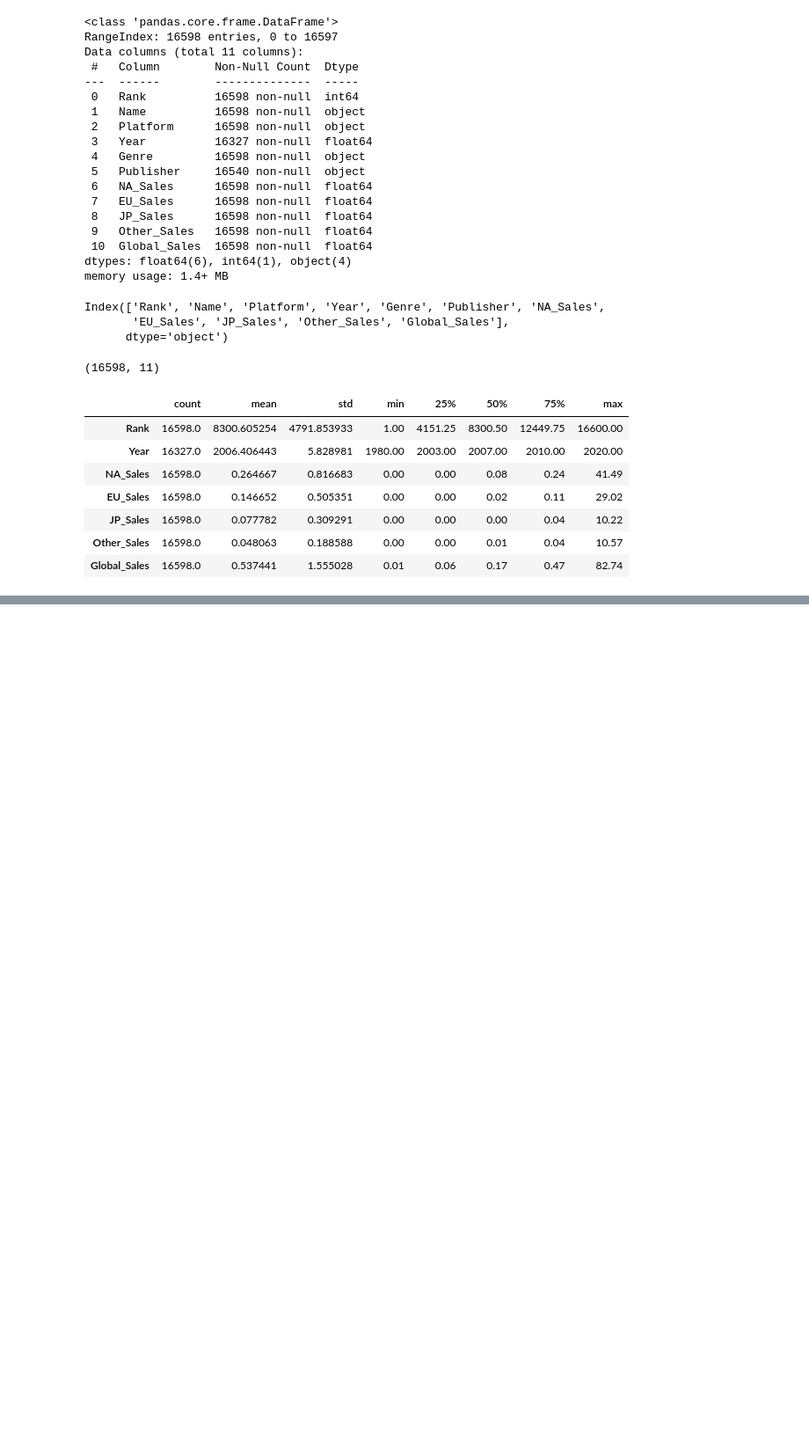
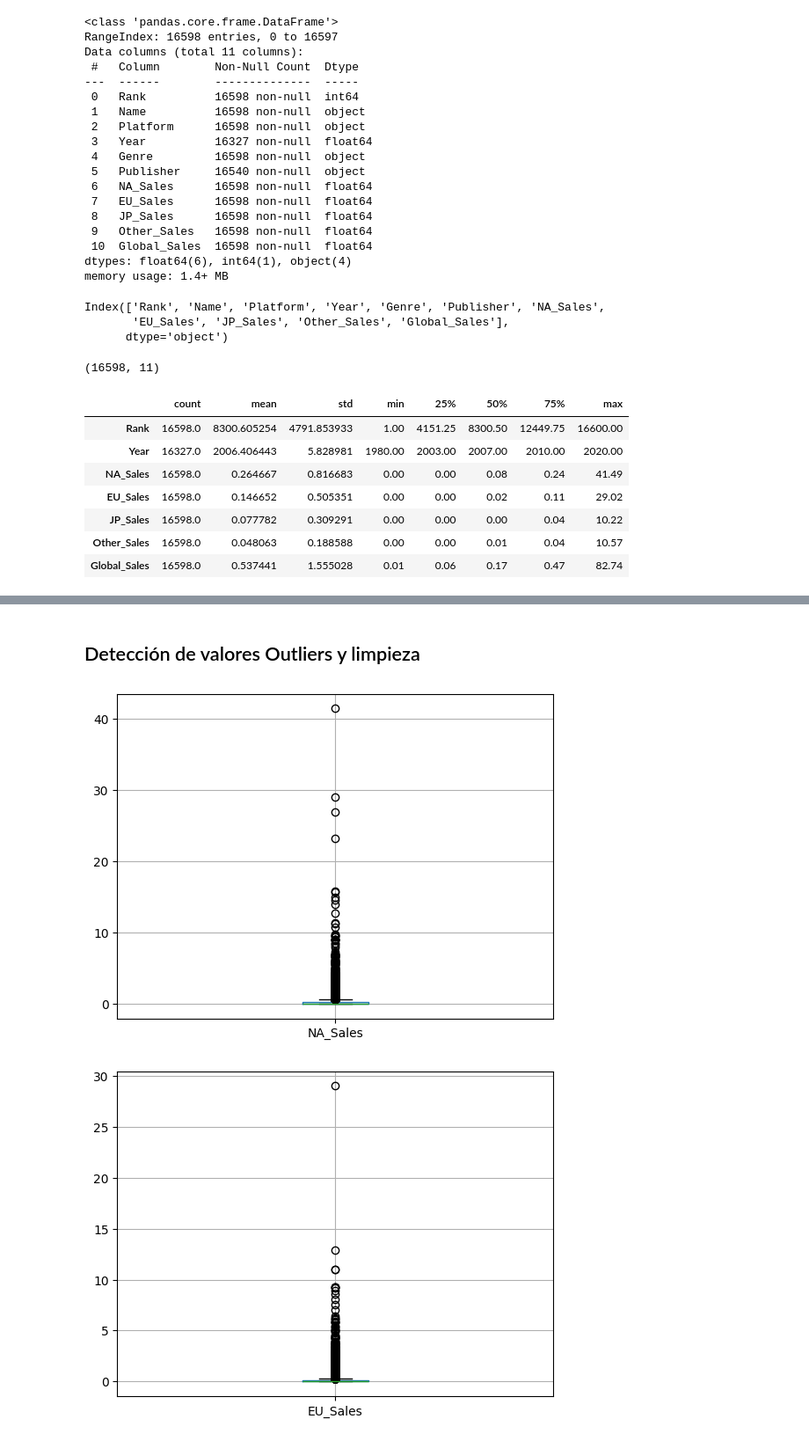
Before and after one commit to DanielAlejandro-Analytics/Video-Game-Sales, a Jupyter notebook: Games-Cleaning.ipynb, the cells around one changed output, grey strips where cells are left out. Shown at 88% size. Saved outputs shown, nothing was run; the diff lists cells and outputs as text; code cells hidden in the pictures; blank space fills up the shorter version.

```diff
--- a/Games-Cleaning.ipynb
+++ b/Games-Cleaning.ipynb
@@ -111,0 +123,2 @@ daasss
+# %%
+df["Year"] = df["Year"].fillna(df["Year"].quantile(0.50)) # Rellena los valores nulos en la columna "Year" con la mediana de esa columna
@@ -111,0 +129,4 @@ daasss
+# %%
+df["Year"] = df["Year"].astype("int64") # Convierte la columna "Year" a tipo entero
+# %%
+df.dropna(subset=["Publisher"], inplace=True) # Elimina los valores nulos en la columna "Publisher" del DataFrame
@@ -111,0 +148,7 @@ daasss
+# %%
+for i,j in zip(df.dtypes.index,df.dtypes): # Recorre los tipos de datos de cada columna
+    if j == "object": # Si el tipo de dato es "object"
+
+        print("\n"*3,i +":","\n",df[i].value_counts()) # Muestra la cantidad de valores únicos en la columna
+    if j == "object" and i != "Publisher": # Si el tipo de dato es "object" y la columna no es "Publisher"
+        print("\n"*3,i +":","\n",df[i].unique()) # Muestra los valores únicos en la columna
@@ -111,0 +173,13 @@ daasss
+# %% [markdown]
+## Detección de valores Outliers y limpieza
+# %%
+for i,j in zip(df.dtypes.index,df.dtypes): # Recorre los tipos de datos de cada columna
+    if j == "int64" or j == "float64": # Si el tipo de dato es "int64" o "float64"
+        if i == "Rank" or i == "Year": # Si la columna es "Rank" o "Year"
+            pass
+        else:
+            df.boxplot(i) # Crea un boxplot de la columna
+            plt.show() # Muestra el boxplot
+# %% [output]
+[figure, added]
+[figure, added]
```
Also changed, not shown: parts of 21 cells of this notebook.
